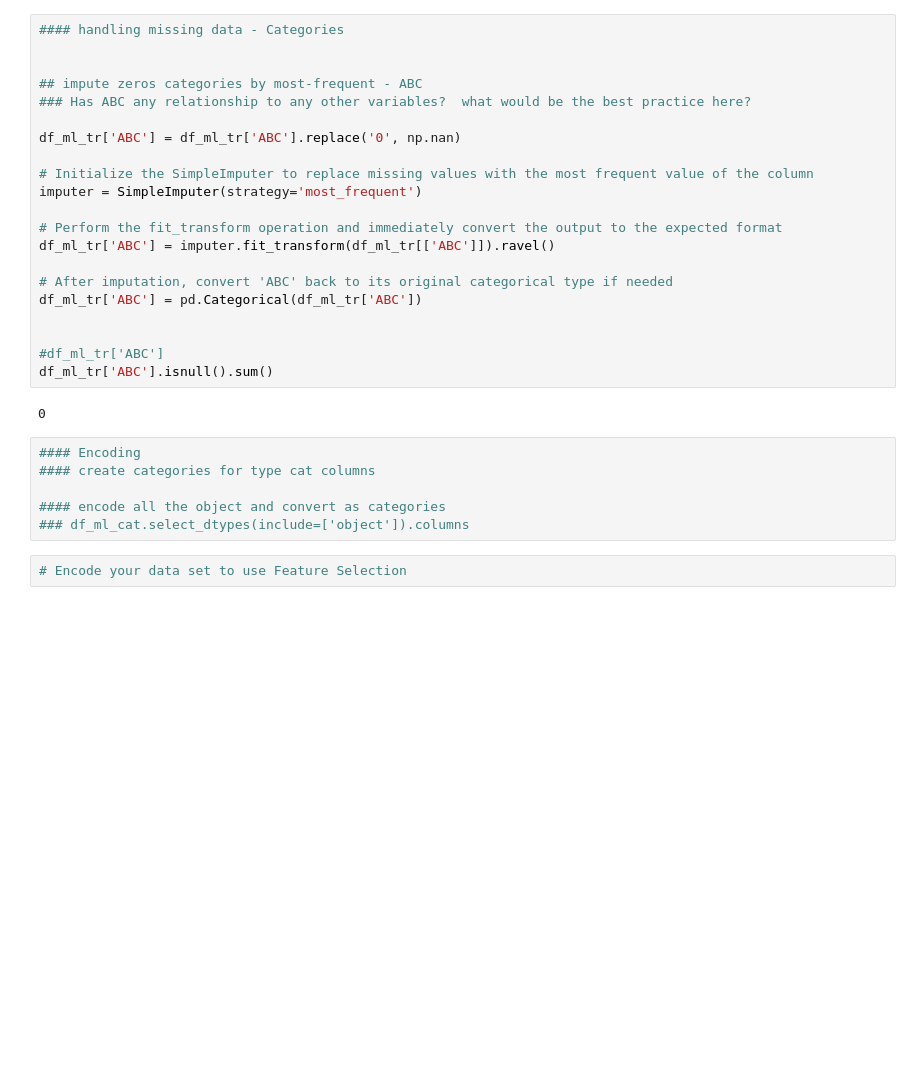
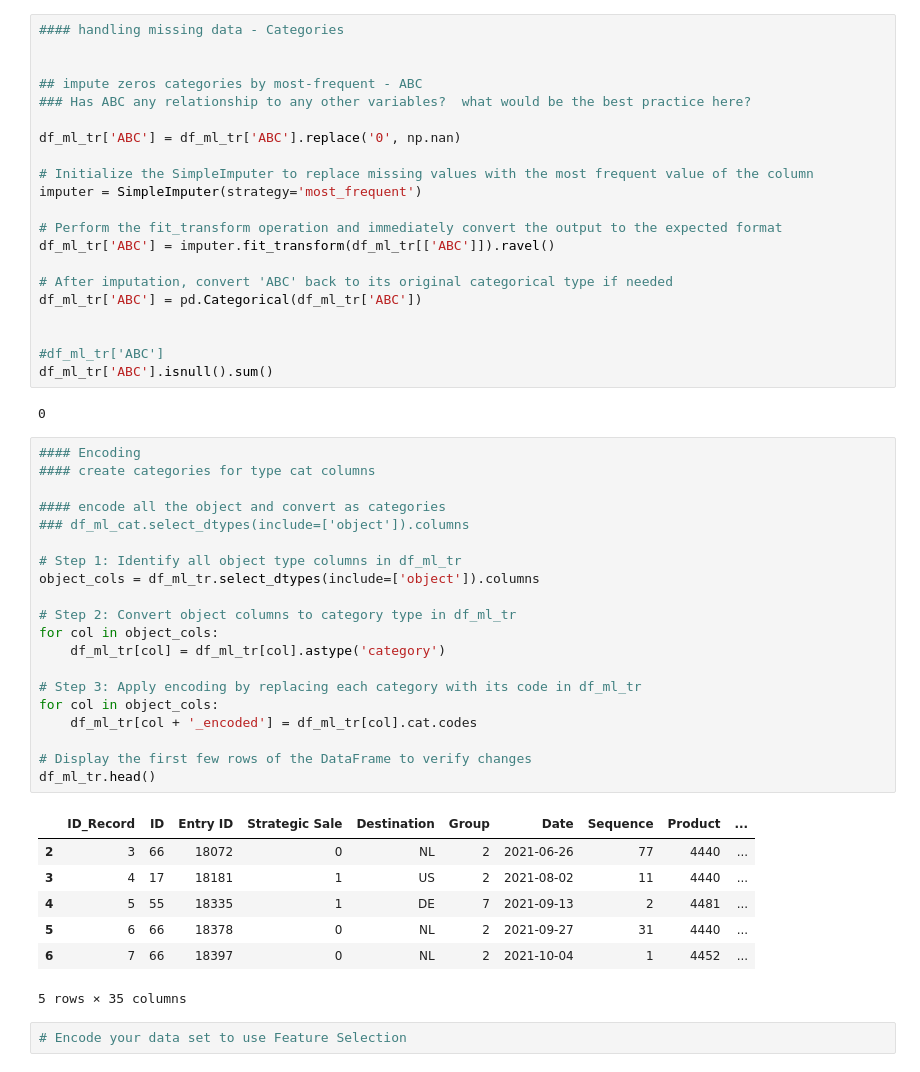
Before and after one commit to xiu-shi/DA_L7, a Jupyter notebook: L7_term2/data_exploration/CA2三月_Data_Explore/Current_Scenario_Template_Moodle_Added_F_Classif.ipynb, the cells around one changed output. Drawn from its saved outputs; the diff is of its cells as text; blank space fills up the shorter version.

```diff
--- a/L7_term2/data_exploration/CA2三月_Data_Explore/Current_Scenario_Template_Moodle_Added_F_Classif.ipynb
+++ b/L7_term2/data_exploration/CA2三月_Data_Explore/Current_Scenario_Template_Moodle_Added_F_Classif.ipynb
@@ -317,12 +317,34 @@ df_ml_tr['ABC'] = pd.Categorical(df_ml_tr['ABC'])
 df_ml_tr['ABC'].isnull().sum()
 # %% [output]
 0
-# %%
-#### Encoding
-#### create categories for type cat columns
-
-#### encode all the object and convert as categories
-### df_ml_cat.select_dtypes(include=['object']).columns
+# %%
+#### Encoding
+#### create categories for type cat columns
+
+#### encode all the object and convert as categories
+### df_ml_cat.select_dtypes(include=['object']).columns
+
+# Step 1: Identify all object type columns in df_ml_tr
+object_cols = df_ml_tr.select_dtypes(include=['object']).columns
+
+# Step 2: Convert object columns to category type in df_ml_tr
+for col in object_cols:
+    df_ml_tr[col] = df_ml_tr[col].astype('category')
+
+# Step 3: Apply encoding by replacing each category with its code in df_ml_tr
+for col in object_cols:
+    df_ml_tr[col + '_encoded'] = df_ml_tr[col].cat.codes
+
+# Display the first few rows of the DataFrame to verify changes
+df_ml_tr.head()
+# %% [output]
+|  | ID_Record | ID | Entry ID | Strategic Sale | Destination | Group | Date | Sequence | Product | ... |
+| 2 | 3 | 66 | 18072 | 0 | NL | 2 | 2021-06-26 | 77 | 4440 | ... |
+| 3 | 4 | 17 | 18181 | 1 | US | 2 | 2021-08-02 | 11 | 4440 | ... |
+| 4 | 5 | 55 | 18335 | 1 | DE | 7 | 2021-09-13 | 2 | 4481 | ... |
+| 5 | 6 | 66 | 18378 | 0 | NL | 2 | 2021-09-27 | 31 | 4440 | ... |
+| 6 | 7 | 66 | 18397 | 0 | NL | 2 | 2021-10-04 | 1 | 4452 | ... |
+5 rows × 35 columns
 # %%
 # Encode your data set to use Feature Selection
 # %%
```
